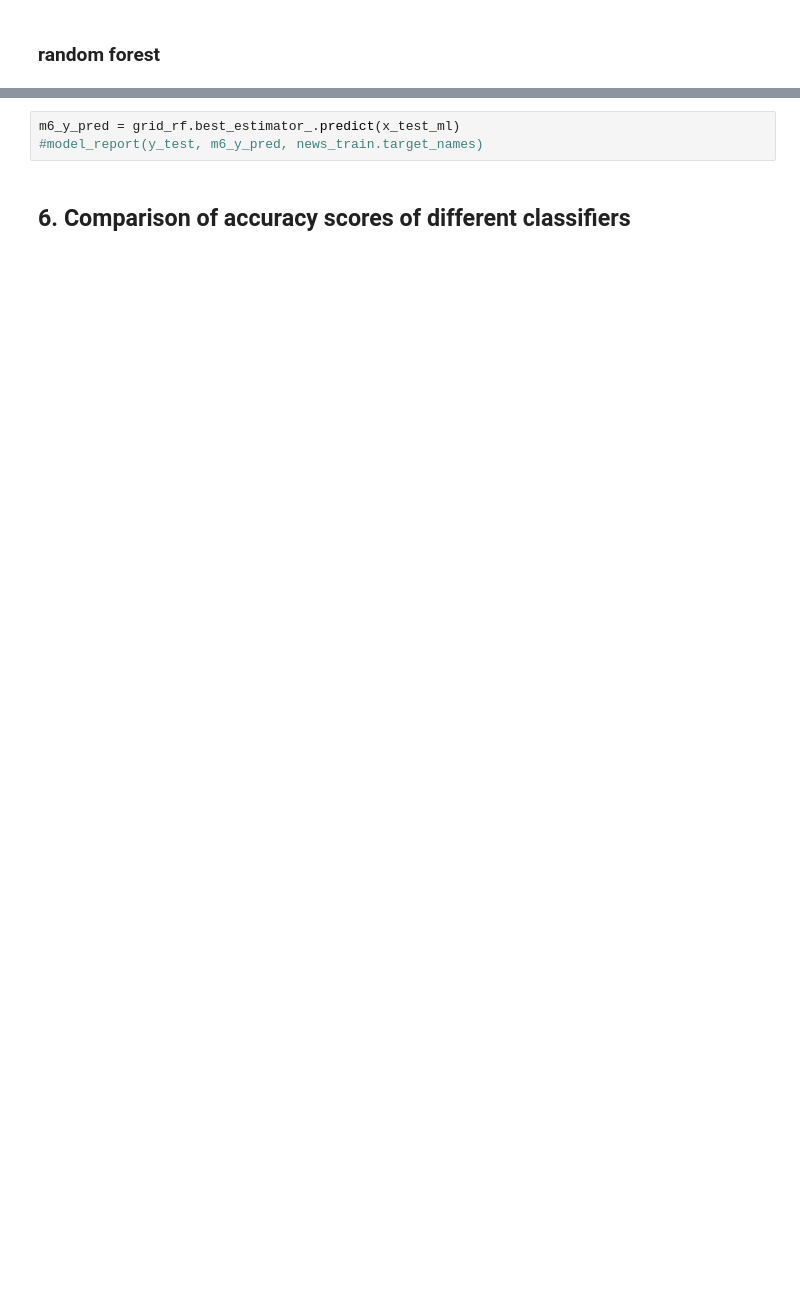
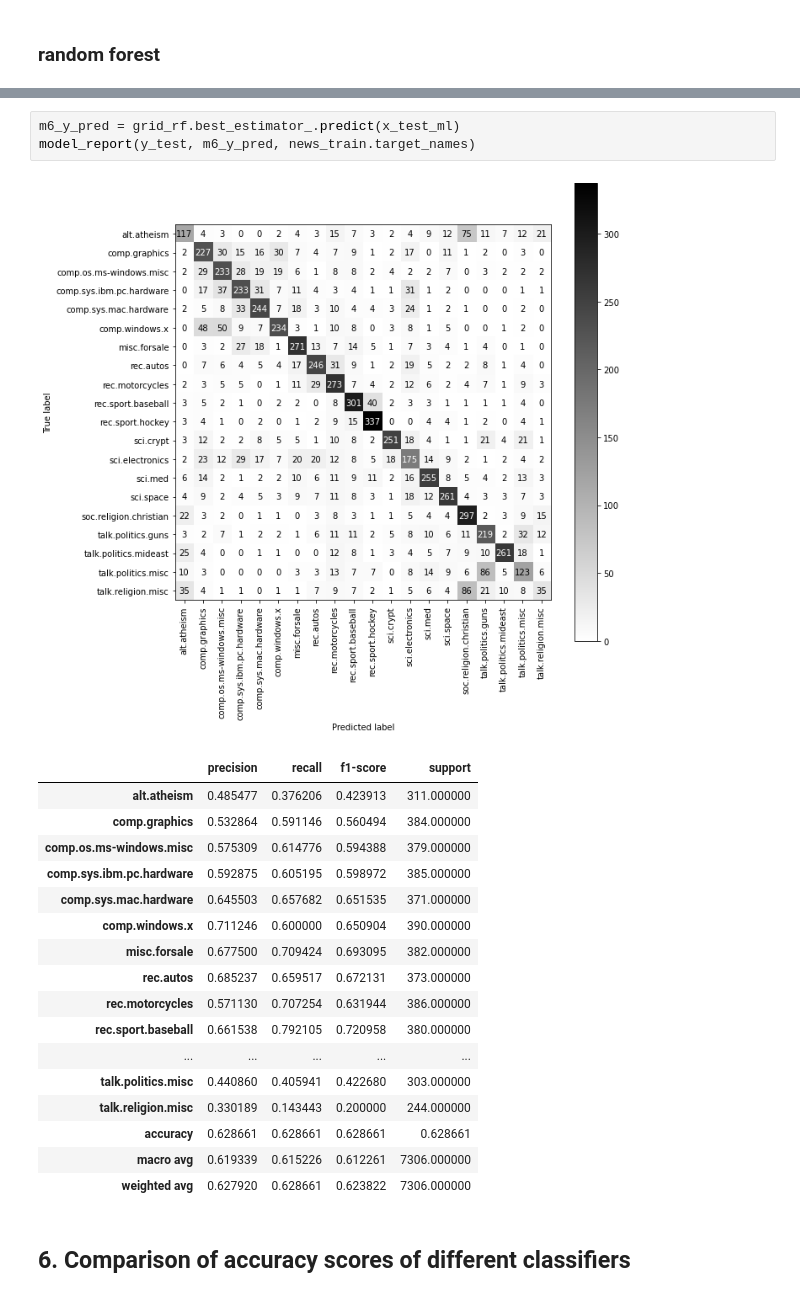
Before and after one commit to rysiak/multiclass-text-classification, a Jupyter notebook: project_multiclass.ipynb, the cells around one changed output, grey strips where cells are left out. Drawn from its saved outputs; the diff is of its cells as text; blank space fills up the shorter version.

```diff
--- a/project_multiclass.ipynb
+++ b/project_multiclass.ipynb
@@ -798,6 +827,25 @@ show_model_performance(grid_rf.best_estimator_, x_train_ml, y_train_ml, x_test_m
 # %%
 m6_y_pred = grid_rf.best_estimator_.predict(x_test_ml)
-#model_report(y_test, m6_y_pred, news_train.target_names)
+model_report(y_test, m6_y_pred, news_train.target_names)
+# %% [output]
+[figure, added]
+|  | precision | recall | f1-score | support |
+| alt.atheism | 0.485477 | 0.376206 | 0.423913 | 311.000000 |
+| comp.graphics | 0.532864 | 0.591146 | 0.560494 | 384.000000 |
+| comp.os.ms-windows.misc | 0.575309 | 0.614776 | 0.594388 | 379.000000 |
+| comp.sys.ibm.pc.hardware | 0.592875 | 0.605195 | 0.598972 | 385.000000 |
+| comp.sys.mac.hardware | 0.645503 | 0.657682 | 0.651535 | 371.000000 |
+| comp.windows.x | 0.711246 | 0.600000 | 0.650904 | 390.000000 |
+| misc.forsale | 0.677500 | 0.709424 | 0.693095 | 382.000000 |
+| rec.autos | 0.685237 | 0.659517 | 0.672131 | 373.000000 |
+| rec.motorcycles | 0.571130 | 0.707254 | 0.631944 | 386.000000 |
+| rec.sport.baseball | 0.661538 | 0.792105 | 0.720958 | 380.000000 |
+| ... | ... | ... | ... | ... |
+| talk.politics.misc | 0.440860 | 0.405941 | 0.422680 | 303.000000 |
+| talk.religion.misc | 0.330189 | 0.143443 | 0.200000 | 244.000000 |
+| accuracy | 0.628661 | 0.628661 | 0.628661 | 0.628661 |
+| macro avg | 0.619339 | 0.615226 | 0.612261 | 7306.000000 |
+| weighted avg | 0.627920 | 0.628661 | 0.623822 | 7306.000000 |
 # %% [markdown]
 ## 6. Comparison of accuracy scores of different classifiers
 # %%
```
Also changed, not shown: parts of 16 cells of this notebook, 2 other files.
